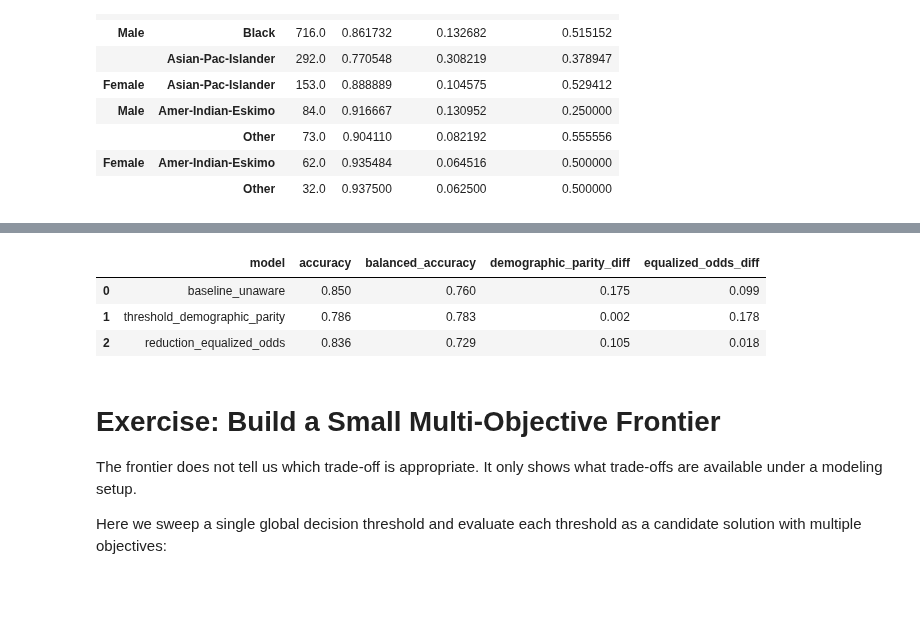
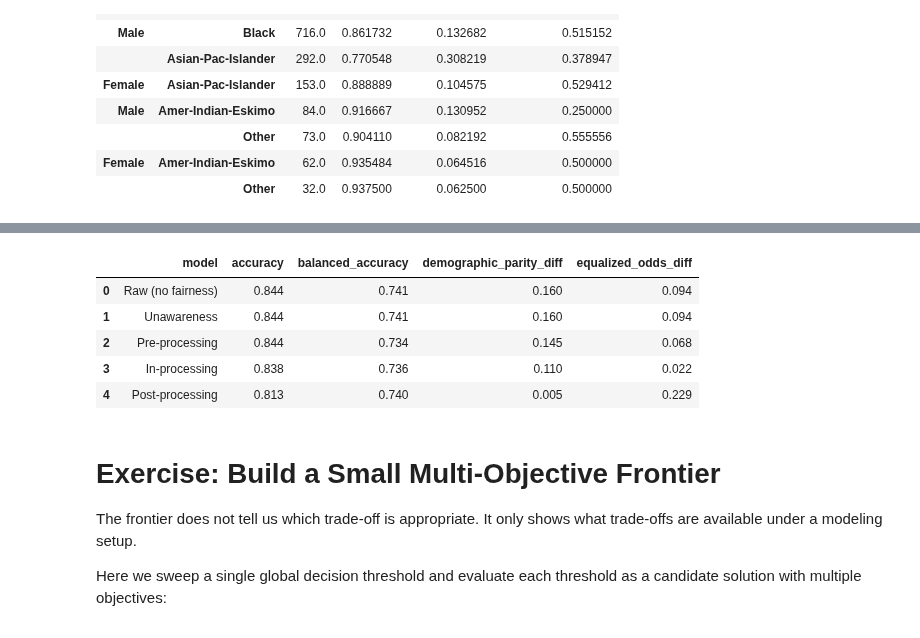
Before and after one commit to w4bo/AA2627-unibo-dcai, a Jupyter notebook: slides/lab-04-fairness.ipynb, the cells around one changed output, grey strips where cells are left out. Saved outputs shown, nothing was run; the diff lists cells and outputs as text; code cells hidden in the pictures; blank space fills up the shorter version.

Commit message:
chore: working on fairness

```diff
--- a/slides/lab-04-fairness.ipynb
+++ b/slides/lab-04-fairness.ipynb
@@ -728,0 +853,7 @@ changing the data does not guarantee the selected fairness criterion will hold.
+# %%
+#| echo: false
+def add_sex_indicator(X, sex):
+    features = baseline.named_steps["preprocess"].transform(X)
+    if hasattr(features, "toarray"):
+        features = features.toarray()
+    return np.column_stack([(sex == "Male").astype(float), features])
@@ -795,7 +910,11 @@ Equalized odds difference: 0.178
 # %%
-base_for_reduction = make_tabular_pipeline(X_train)
-reduction_eo = ExponentiatedGradient(estimator=base_for_reduction, constraints=EqualizedOdds(), eps=0.02, max_iter=25, sample_weight_name="model__sample_weight",)
+base_for_reduction = make_tabular_pipeline(X_train, depth=4)
+reduction_eo = ExponentiatedGradient(
+    estimator=base_for_reduction,
+    constraints=EqualizedOdds(),
+    eps=0.02, max_iter=25, sample_weight_name="model__sample_weight",
+)
 reduction_eo.fit(X_train, y_train, sensitive_features=sex_train)
-y_pred_reduction_eo = reduction_eo.predict(X_test)
+y_pred_reduction_eo = reduction_eo.predict(X_test, random_state=RANDOM_STATE)
 mf_reduction_eo = fairness_report(y_test, y_pred_reduction_eo, sensitive_features=sex_test)
 # %% [output]
@@ -817,26 +967,27 @@ Equalized odds difference: 0.018
 # %%
-#| echo: false
-# Reuse the group metrics already computed for each model.
-comparison_rows = []
-for name, mf in {
-    "baseline_unaware": mf_sex_base,
-    "threshold_demographic_parity": mf_threshold_dp,
-    "reduction_equalized_odds": mf_reduction_eo,
-}.items():
-    gaps = mf.difference()
-    comparison_rows.append({
-        "model": name, "accuracy": mf.overall["accuracy"],
-        "balanced_accuracy": mf.overall["balanced_accuracy"],
-        "demographic_parity_diff": gaps["selection_rate"],
-        "equalized_odds_diff": gaps[["true_positive_rate", "false_positive_rate"]].max(),
-    })
-comparison = pd.DataFrame(comparison_rows)
-comparison.round(3)
+reports = {
+    "Raw (no fairness)": group_metrics(y_test, y_pred_raw, sex_test),
+    "Unawareness": mf_sex_base,
+    "Pre-processing": mf_after,
+    "In-processing": mf_reduction_eo,
+    "Post-processing": mf_threshold_dp,
+}
+comparison = pd.DataFrame()
+for name, mf in reports.items():
+    gaps = mf.difference()  # Largest minus smallest group value, for each metric.
+    comparison.loc[name, "accuracy"] = mf.overall["accuracy"]
+    comparison.loc[name, "balanced_accuracy"] = mf.overall["balanced_accuracy"]
+    comparison.loc[name, "demographic_parity_diff"] = gaps["selection_rate"]
+    comparison.loc[name, "equalized_odds_diff"] = gaps[["TP_rate", "FP_rate"]].max()  # Larger error-rate gap.
+comparison = comparison.reset_index(names="model")  # Turn row labels into the model column.
+display(comparison.round(3))
 # %% [output]
 |  | model | accuracy | balanced_accuracy | demographic_parity_diff | equalized_odds_diff |
-| 0 | baseline_unaware | 0.850 | 0.760 | 0.175 | 0.099 |
-| 1 | threshold_demographic_parity | 0.786 | 0.783 | 0.002 | 0.178 |
-| 2 | reduction_equalized_odds | 0.836 | 0.729 | 0.105 | 0.018 |
+| 0 | Raw (no fairness) | 0.844 | 0.741 | 0.160 | 0.094 |
+| 1 | Unawareness | 0.844 | 0.741 | 0.160 | 0.094 |
+| 2 | Pre-processing | 0.844 | 0.734 | 0.145 | 0.068 |
+| 3 | In-processing | 0.838 | 0.736 | 0.110 | 0.022 |
+| 4 | Post-processing | 0.813 | 0.740 | 0.005 | 0.229 |
 # %% [markdown]
 # Exercise: Build a Small Multi-Objective Frontier
 
```
Also changed, not shown: parts of 67 cells of this notebook, 1 other file.
